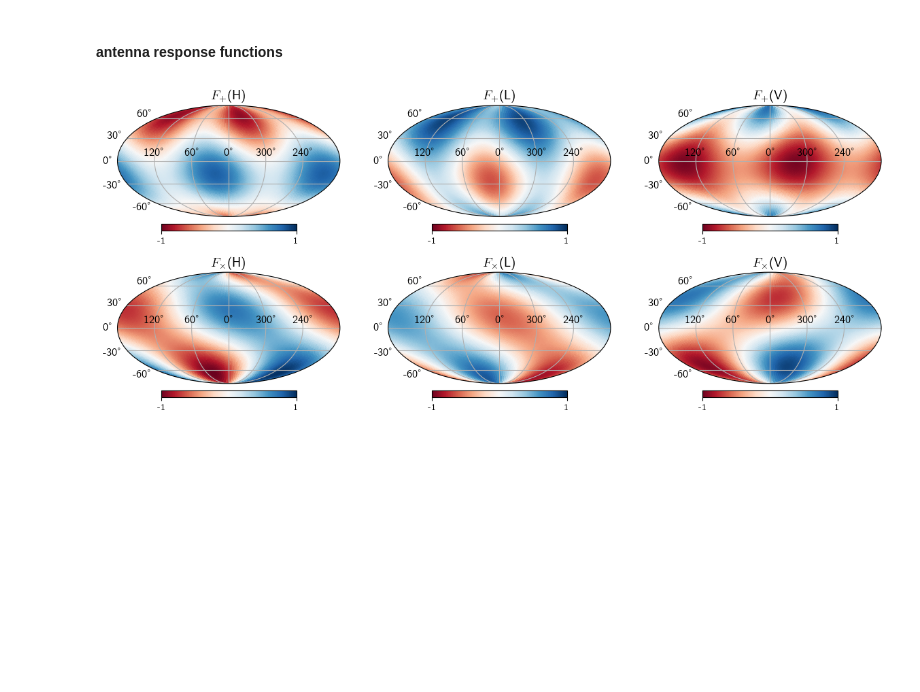
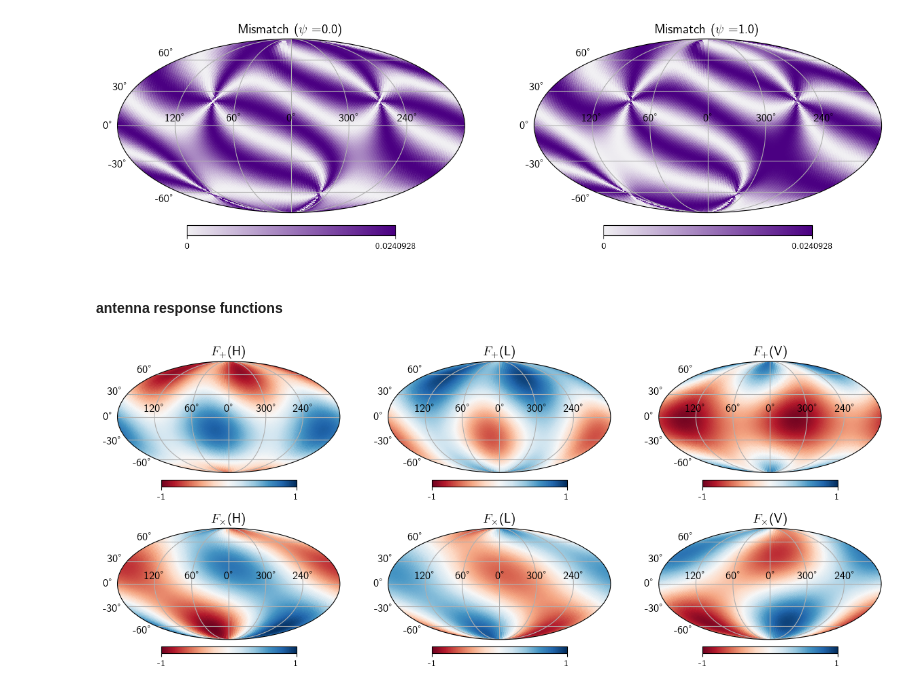
Before and after one commit to abbyw24/gw-parameter-estimation, a Jupyter notebook: notebooks/expected_mismatch.ipynb, the cells around one changed output. Saved outputs shown, nothing was run; the diff lists cells and outputs as text; code cells hidden in the pictures; blank space fills up the shorter version.

```diff
--- a/notebooks/expected_mismatch.ipynb
+++ b/notebooks/expected_mismatch.ipynb
@@ -31,0 +109,20 @@ with $\mu\equiv\cos\iota$, $\varepsilon\equiv(1+\mu^2)/2$, and $H^{(d)}\equiv S_
+# %%
+# hmm at least this all matches Javier so far. let's do this on a healpix grid
+nside = 32
+ipix = np.arange(hp.nside2npix(nside))
+theta, phi = hp.pixelfunc.pix2ang(nside, ipix)  # theta \in [0, π] and phi \in [0, 2π]
+# convert (theta, phi) -> (RA, Dec)
+ra, dec = theta, phi - np.pi / 2
+detector_names = ('H')
+# pick a time and polarization angle
+tgps = 0.
+fplus0, fcross0 = np.array([
+    gw_utils.fplus_fcross(detector_names, ra_, dec_, 0., tgps).T for (ra_, dec_) in zip(ra, dec)
+]).T
+# and another angle
+fplus1, fcross1 = np.array([
+    gw_utils.fplus_fcross(detector_names, ra_, dec_, psi, tgps).T for (ra_, dec_) in zip(ra, dec)
+]).T
+# now compute the mismatches at (RA,Dec) for these two polarizations
+mismatch0 = formula(fplus0, fcross0, mu)[0,:]
+mismatch1 = formula(fplus1, fcross1, mu)[0,:]
@@ -32,3 +134,11 @@ with $\mu\equiv\cos\iota$, $\varepsilon\equiv(1+\mu^2)/2$, and $H^{(d)}\equiv S_
+# %%
+# plot
+fig = plt.figure(figsize=(12,4))
+for i, (psi_, mismatch) in enumerate(zip([0., psi], [mismatch0, mismatch1])):
+    hp.projview(mismatch, sub=(1, 2, i+1), cmap=sns.light_palette('indigo', as_cmap=True), coord=['C'], title=r'Mismatch ($\psi =$'f'{psi_})',
+                min=0., max=None, graticule=True, graticule_labels=True)
+# %% [output]
+[figure, added]
 # %% [markdown]
 #### antenna response functions
 # %%
```
Also changed, not shown: parts of 23 cells of this notebook, 6 other files.
